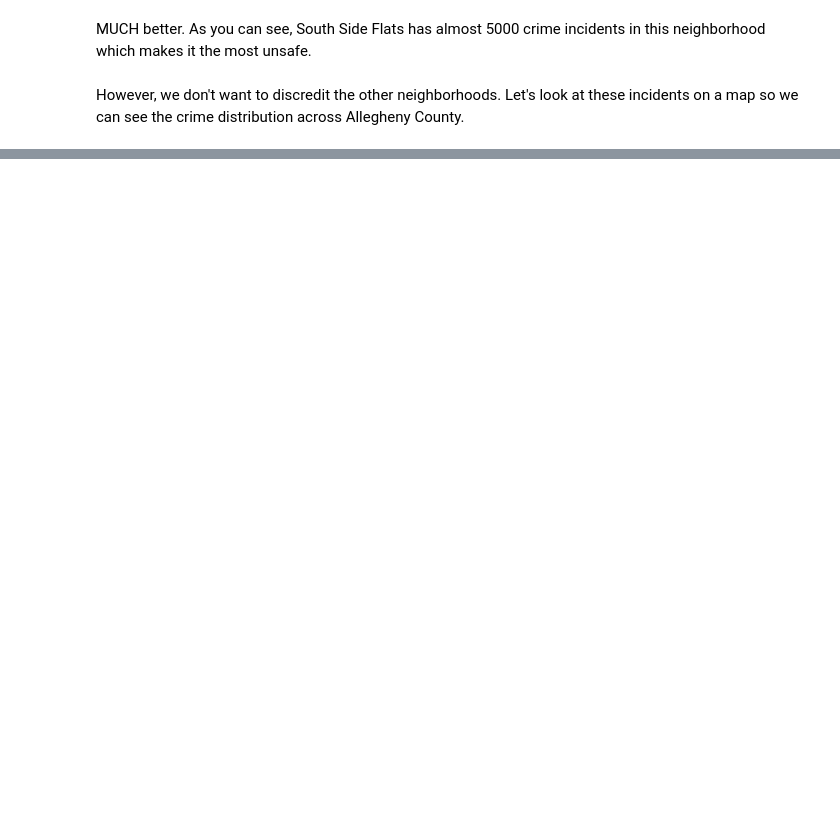
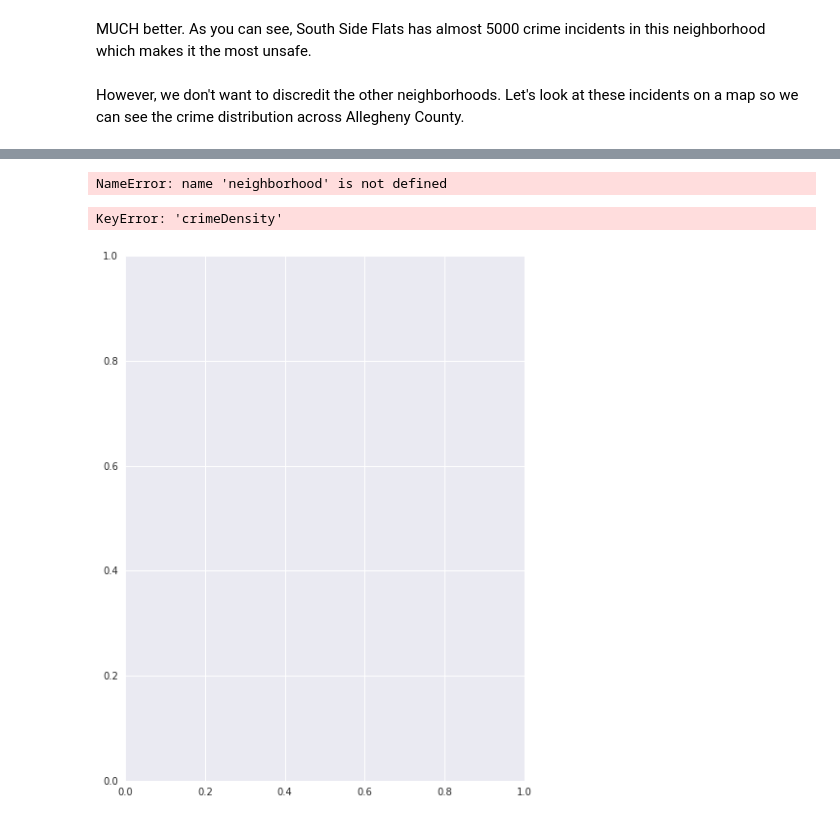
Before and after one commit to kiana-kazemi/bigideasfinal, a Jupyter notebook: high-crime.ipynb, the cells around one changed output, grey strips where cells are left out. Saved outputs shown, nothing was run; the diff lists cells and outputs as text; code cells hidden in the pictures; blank space fills up the shorter version.

```diff
--- a/high-crime.ipynb
+++ b/high-crime.ipynb
@@ -63,0 +88,4 @@ hc_series.plot.
+# %%
+combine = pd.merge(left=, right=numberOfCrimes, left_on='INCIDENTNEIGHBORHOOD', right_on='INCIDENTNEIGHBORHOOD')
+# %% [output]
+NameError: name 'neighborhood' is not defined
@@ -63,0 +95,10 @@ hc_series.plot.
+# %%
+crime_map.plot(column='',
+               cmap='BuPu',
+               edgecolor="white",
+               legend=True,
+               figsize=(10, 10),
+               missing_kwds={"color": "lightgrey"})
+# %% [output]
+KeyError: 'crimeDensity'
+[figure, added]
```
Also changed, not shown: parts of 12 cells of this notebook, 1 other file.
